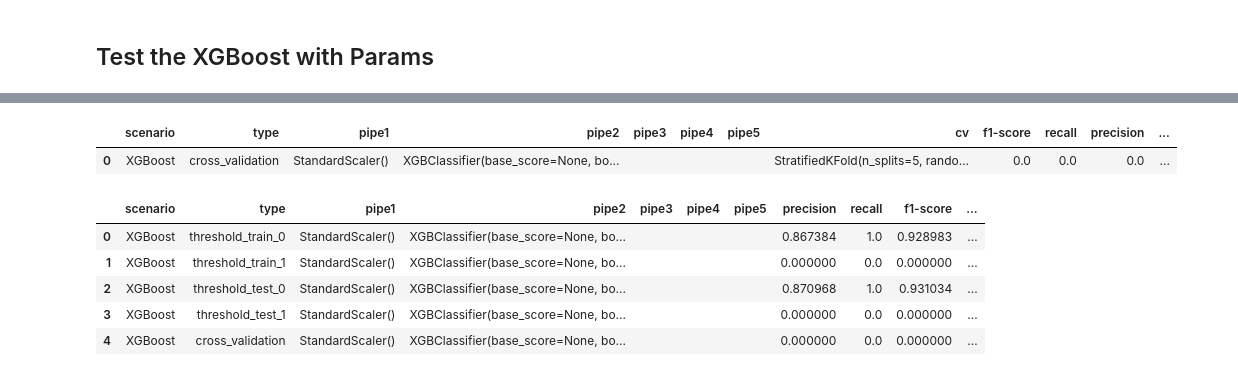
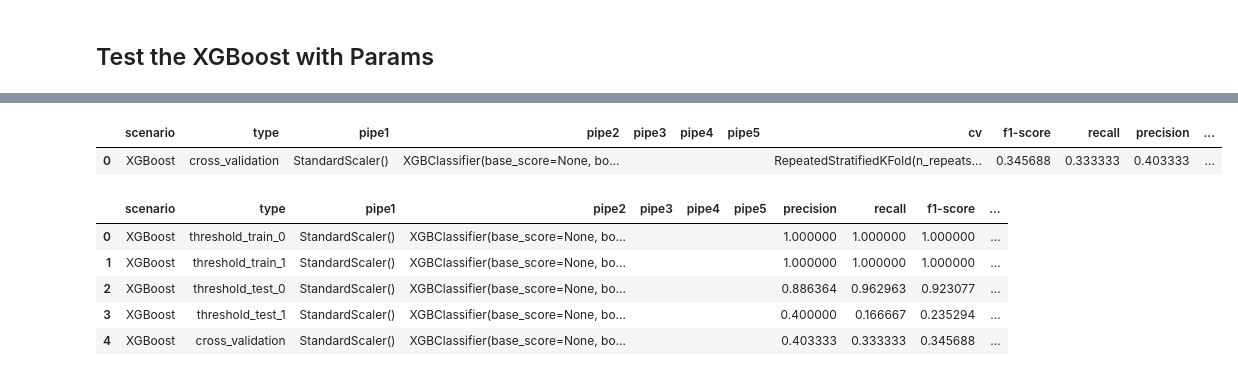
Before and after one commit to ejw-data/ml-myopia, a Jupyter notebook: classification/myopia_xgboost.ipynb, the cells around one changed output, grey strips where cells are left out. Cells and saved outputs as stored; diff of their text form; code cells hidden in the pictures.

```diff
--- a/classification/myopia_xgboost.ipynb
+++ b/classification/myopia_xgboost.ipynb
@@ -52,3 +53,3 @@ params = {'n_estimators': 7,
 # %%
 clf = XGBClassifier()
-clf.set_params(**params)
+# clf.set_params(**params)
@@ -67,27 +56,27 @@ XGBClassifier(base_score=None, booster=None,
 # %%
 # create process steps
 pipes = [
     ("scaler", StandardScaler()),
     ("xgboost", clf)
 ]
 
 # target labels
 labels=['not_myopic', 'myopic']
 
-# 5 fold cross validation
-cv = StratifiedKFold(n_splits=5)
+# 10 fold cross validation
+cv = RepeatedStratifiedKFold(n_splits=10, n_repeats=3, random_state=1)
 
 
 summary_dict = model_compare('XGBoost', X_train, y_train, X_test, y_test, labels, pipes, cv)
 # %% [output]
 |  | scenario | type | pipe1 | pipe2 | pipe3 | pipe4 | pipe5 | cv | f1-score | recall | precision | ... |
-| 0 | XGBoost | cross_validation | StandardScaler() | XGBClassifier(base_score=None, bo... |  |  |  | StratifiedKFold(n_splits=5, rando... | 0.0 | 0.0 | 0.0 | ... |
+| 0 | XGBoost | cross_validation | StandardScaler() | XGBClassifier(base_score=None, bo... |  |  |  | RepeatedStratifiedKFold(n_repeats... | 0.345688 | 0.333333 | 0.403333 | ... |
 # %%
 pd.DataFrame(summary_dict)
 # %% [output]
 |  | scenario | type | pipe1 | pipe2 | pipe3 | pipe4 | pipe5 | precision | recall | f1-score | ... |
-| 0 | XGBoost | threshold_train_0 | StandardScaler() | XGBClassifier(base_score=None, bo... |  |  |  | 0.867384 | 1.0 | 0.928983 | ... |
-| 1 | XGBoost | threshold_train_1 | StandardScaler() | XGBClassifier(base_score=None, bo... |  |  |  | 0.000000 | 0.0 | 0.000000 | ... |
-| 2 | XGBoost | threshold_test_0 | StandardScaler() | XGBClassifier(base_score=None, bo... |  |  |  | 0.870968 | 1.0 | 0.931034 | ... |
-| 3 | XGBoost | threshold_test_1 | StandardScaler() | XGBClassifier(base_score=None, bo... |  |  |  | 0.000000 | 0.0 | 0.000000 | ... |
-| 4 | XGBoost | cross_validation | StandardScaler() | XGBClassifier(base_score=None, bo... |  |  |  | 0.000000 | 0.0 | 0.000000 | ... |
+| 0 | XGBoost | threshold_train_0 | StandardScaler() | XGBClassifier(base_score=None, bo... |  |  |  | 1.000000 | 1.000000 | 1.000000 | ... |
+| 1 | XGBoost | threshold_train_1 | StandardScaler() | XGBClassifier(base_score=None, bo... |  |  |  | 1.000000 | 1.000000 | 1.000000 | ... |
+| 2 | XGBoost | threshold_test_0 | StandardScaler() | XGBClassifier(base_score=None, bo... |  |  |  | 0.886364 | 0.962963 | 0.923077 | ... |
+| 3 | XGBoost | threshold_test_1 | StandardScaler() | XGBClassifier(base_score=None, bo... |  |  |  | 0.400000 | 0.166667 | 0.235294 | ... |
+| 4 | XGBoost | cross_validation | StandardScaler() | XGBClassifier(base_score=None, bo... |  |  |  | 0.403333 | 0.333333 | 0.345688 | ... |
```
Also changed, not shown: parts of 4 cells of this notebook, 6 other files.
